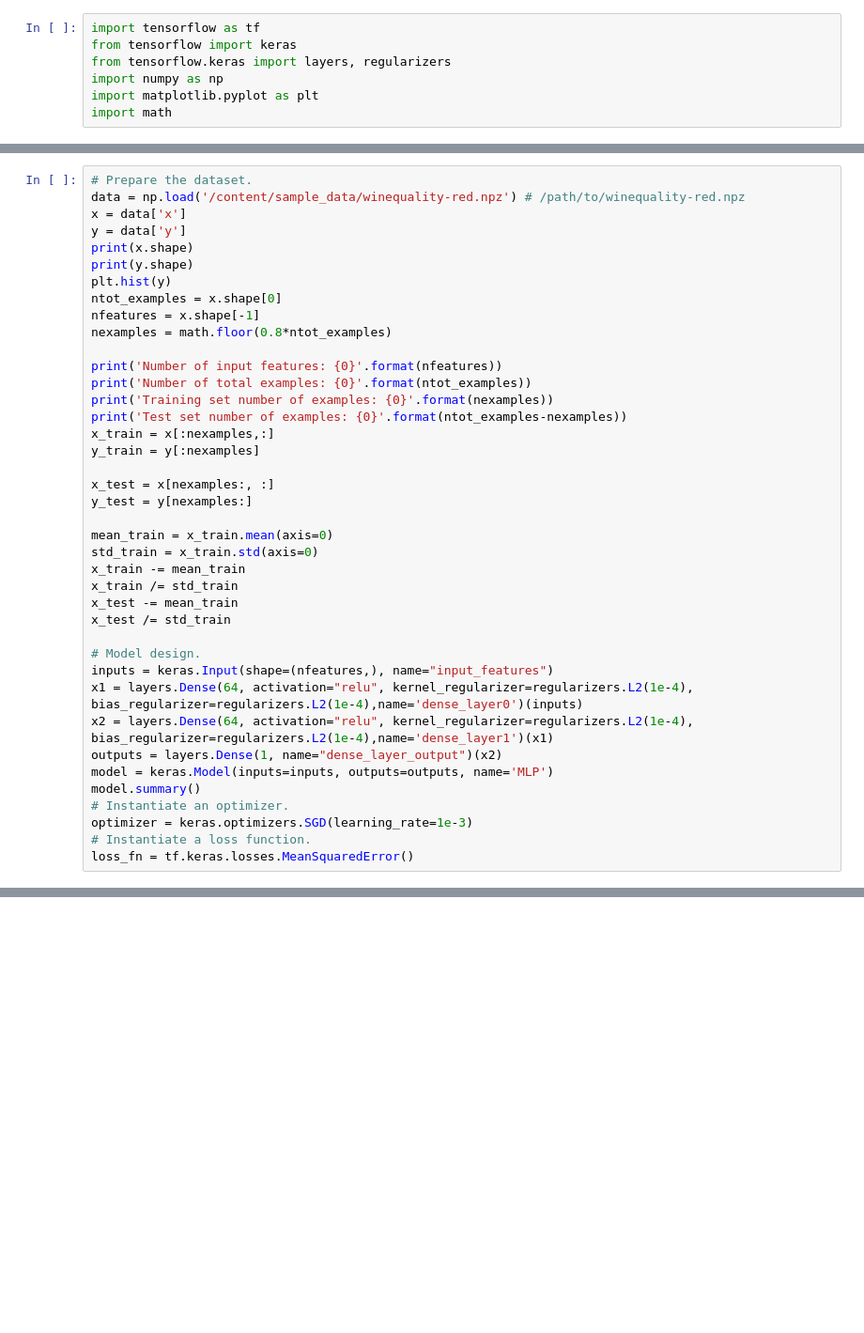
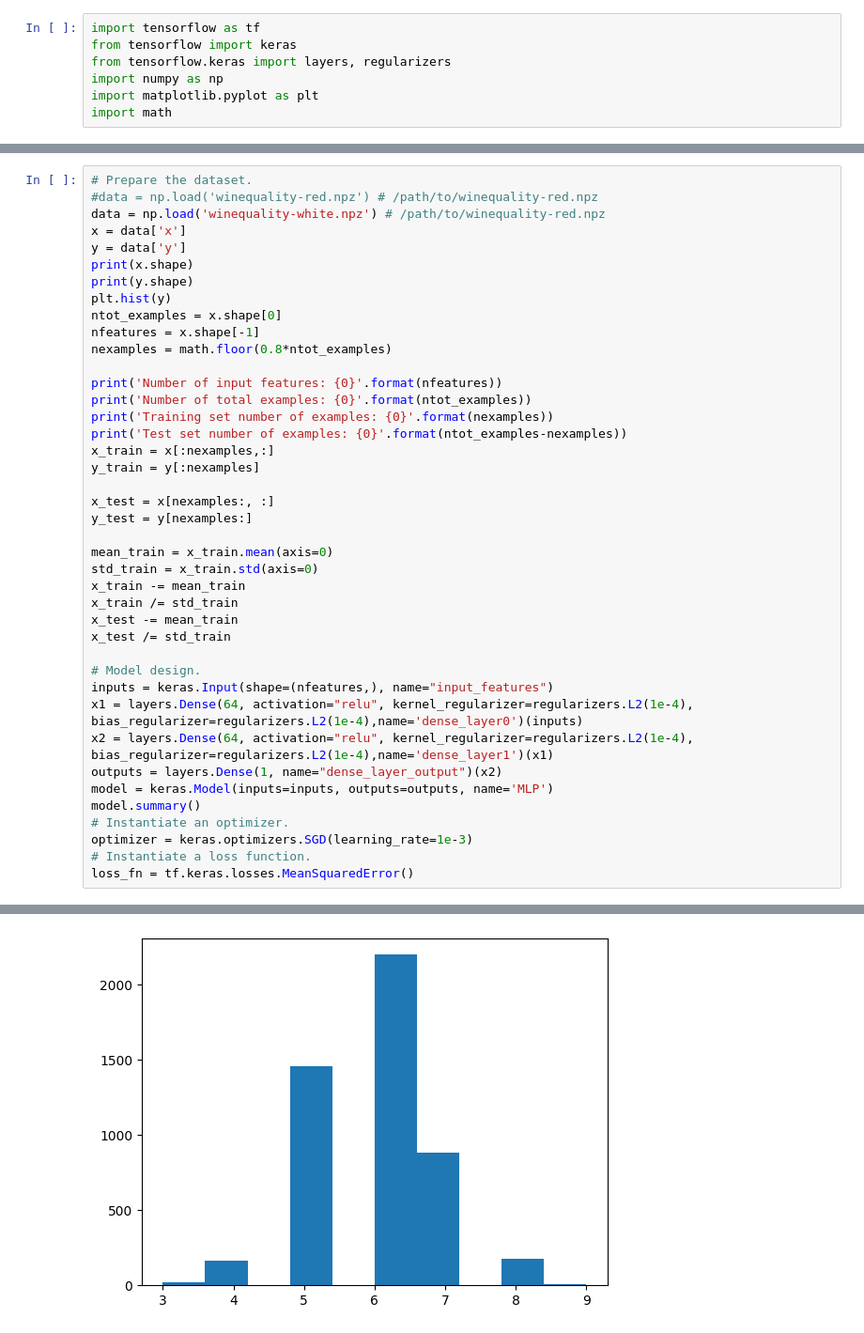
Before and after one commit to AndrewGagliottiUnibo/IoT-Project-network-, a Jupyter notebook: MetodiLab/11/neural_networks_regression.ipynb, the cells around one changed output, grey strips where cells are left out. Shown: that part at 94% size. Drawn from its saved outputs; the diff is of its cells as text; blank space fills up the shorter version.

```diff
--- a/MetodiLab/11/neural_networks_regression.ipynb
+++ b/MetodiLab/11/neural_networks_regression.ipynb
@@ -31,7 +33,8 @@ I valori contenuti nel vettore y (contenente Nobs valori) rappresentano un indic
 4. Visualizzare l'errore valutato sul training set in funzione delle epoche di addestramento.
 # %%
 # Prepare the dataset.
-data = np.load('/content/sample_data/winequality-red.npz') # /path/to/winequality-red.npz
+#data = np.load('winequality-red.npz') # /path/to/winequality-red.npz
+data = np.load('winequality-white.npz') # /path/to/winequality-red.npz
 x = data['x']
 y = data['y']
 print(x.shape)
@@ -74,3 +93,4 @@ FileNotFoundError: [Errno 2] No such file or directory: '/content/sample_data/wi
+[figure, added]
 # %%
 nepochs = 50#250
 bs = 64
```
Also changed, not shown: parts of 7 cells of this notebook.
